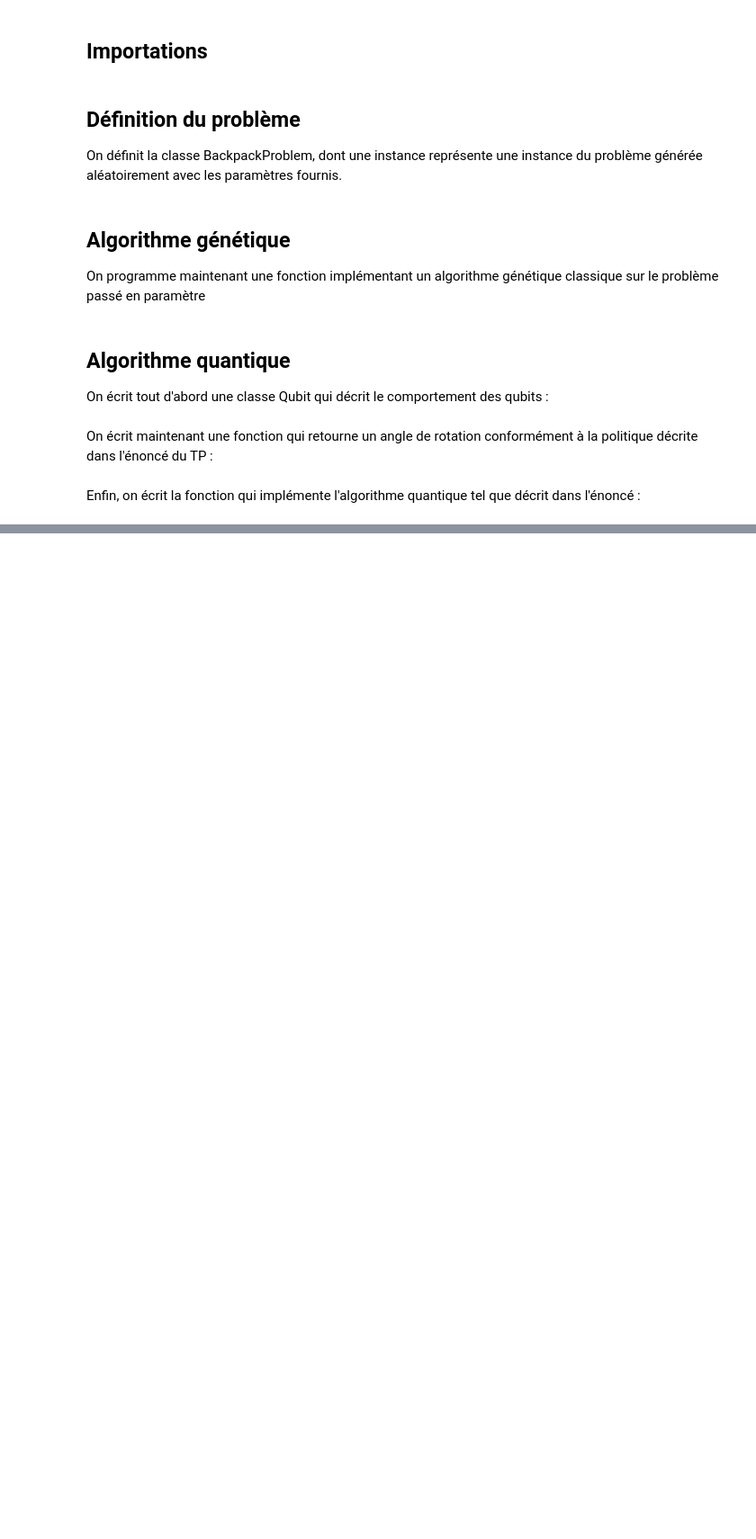
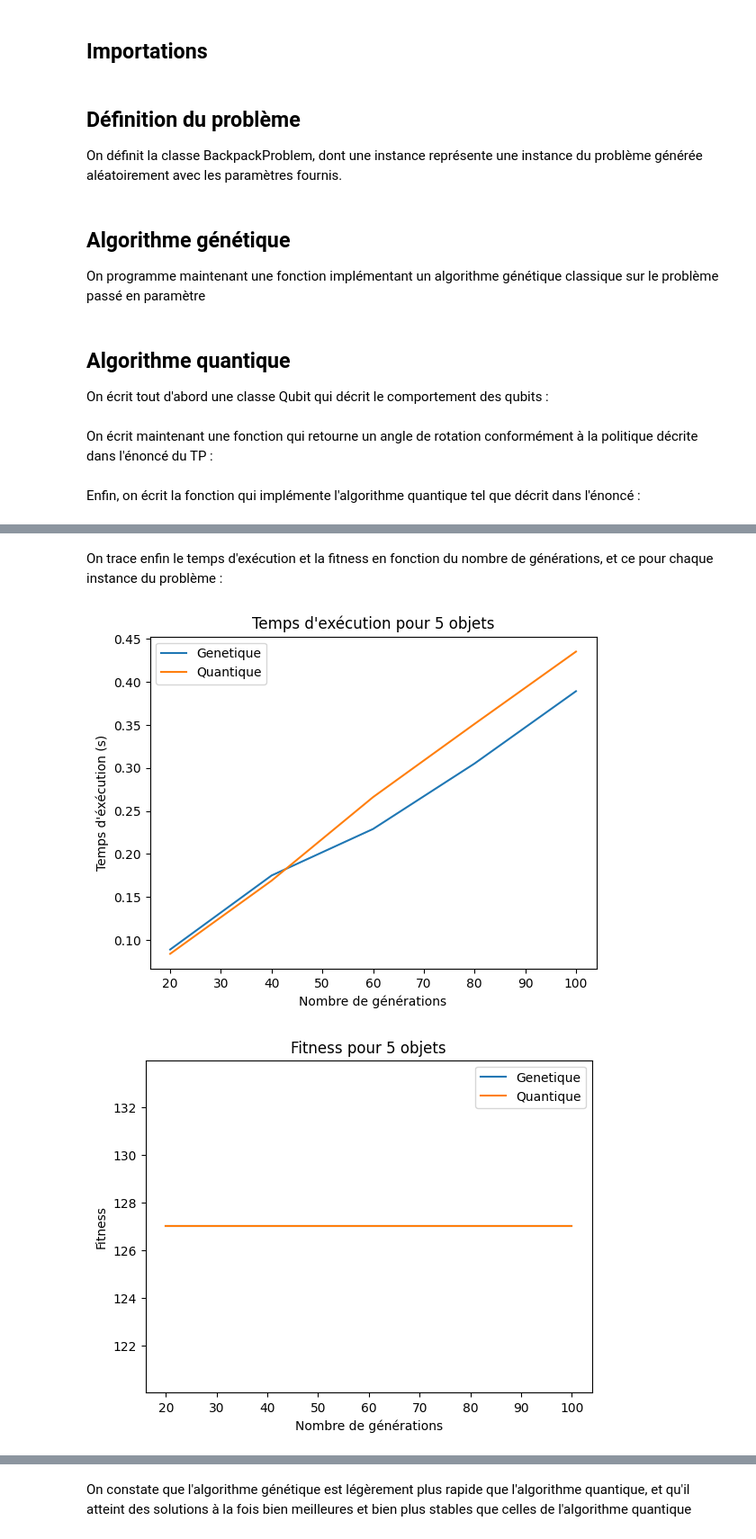
Before and after one commit to UnTabouret/AI52-Quantique, a Jupyter notebook: main.ipynb, the cells around one changed output, grey strips where cells are left out. Shown at 90% size. Drawn from its saved outputs; the diff is of its cells as text; code cells hidden in the pictures; blank space fills up the shorter version.

```diff
--- a/main.ipynb
+++ b/main.ipynb
@@ -278,0 +279,30 @@ Fitness :  213
+# %% [markdown]
+On trace enfin le temps d'exécution et la fitness en fonction du nombre de générations, et ce pour chaque instance du problème :
+# %%
+i = -1
+for iteration in resultats:
+    i+=1
+    fitness_quantique = [iter_result["quantic_fitness"] for iter_result in iteration]
+    fitness_genetique = [iter_result["genetic_fitness"] for iter_result in iteration]
+    temps_quantique = [iter_result["quantic_time"] for iter_result in iteration]
+    temps_genetique = [iter_result["genetic_time"] for iter_result in iteration]
+    plt.figure()
+    title = "Temps d'exécution pour "+str(OBJECT_COUNT[i])+" objets"
+    plt.title(title)
+    plt.xlabel("Nombre de générations")
+    plt.ylabel("Temps d'éxécution (s)")
+    plt.plot(GENETIC_GENERATIONS,temps_genetique,label="Genetique")
+    plt.plot(GENETIC_GENERATIONS,temps_quantique,label="Quantique")
+    plt.legend()
+
+    plt.figure()
+    title = "Fitness pour "+str(OBJECT_COUNT[i])+" objets"
+    plt.title(title)
+    plt.xlabel("Nombre de générations")
+    plt.ylabel("Fitness")
+    plt.plot(GENETIC_GENERATIONS,fitness_genetique,label="Genetique")
+    plt.plot(GENETIC_GENERATIONS,fitness_quantique,label="Quantique")
+    plt.legend()
+# %% [output]
+[figure, added]
+[figure, added]
@@ -278,0 +317,2 @@ Fitness :  213
+# %% [markdown]
+On constate que l'algorithme génétique est légèrement plus rapide que l'algorithme quantique, et qu'il atteint des solutions à la fois bien meilleures et bien plus stables que celles de l'algorithme quantique
```
Also changed, not shown: parts of 6 cells of this notebook.
